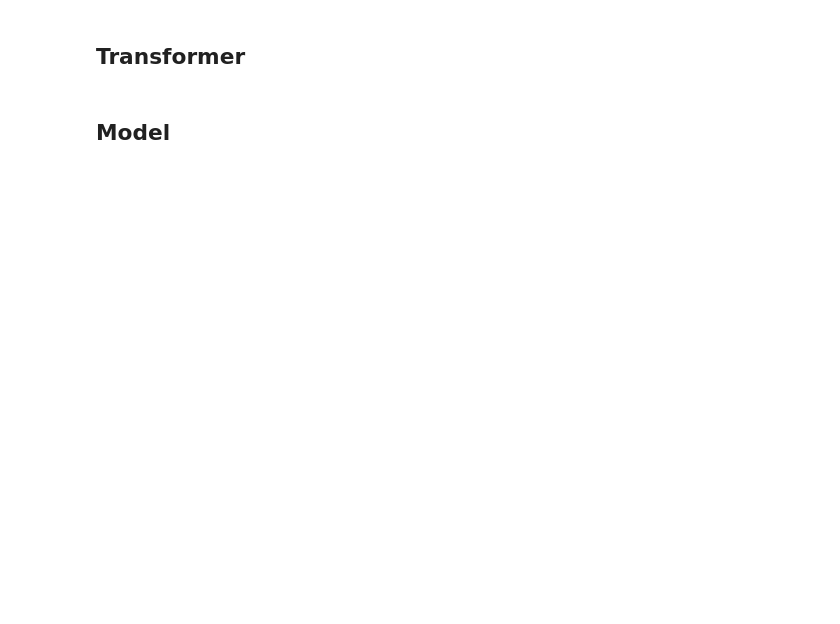
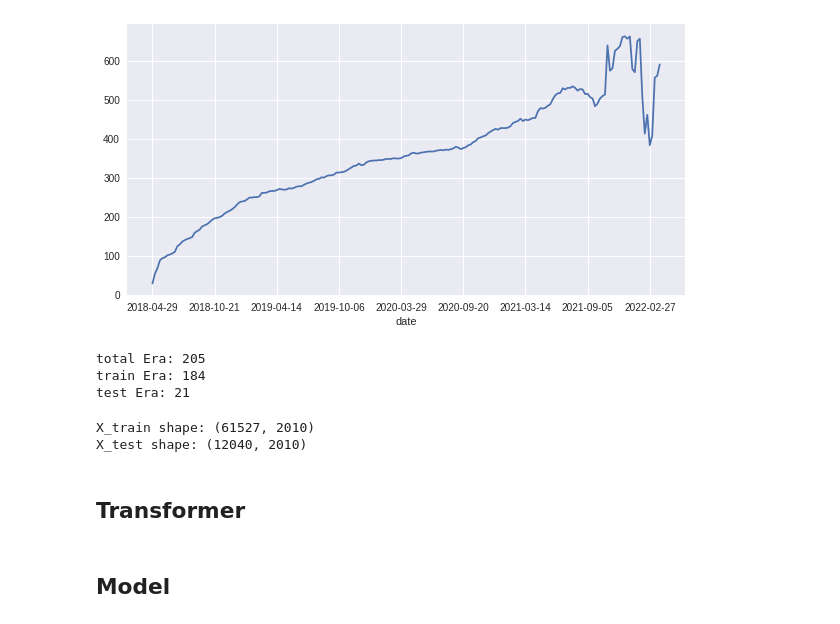
Before and after one commit to ferdinandl007/PriceTransformerNet, a Jupyter notebook: IndependentProject.ipynb, the cells around one changed output. Drawn from its saved outputs; the diff is of its cells as text; code cells hidden in the pictures; blank space fills up the shorter version.

```diff
--- a/IndependentProject.ipynb
+++ b/IndependentProject.ipynb
@@ -1,18 +0,0 @@
-# %%
-import numpy as np
-import pandas as pd
-import os, datetime
-import tensorflow as tf
-from tensorflow.keras.models import *
-from tensorflow.keras.layers import *
-print('Tensorflow version: {}'.format(tf.__version__))
-
-import matplotlib.pyplot as plt
-plt.style.use('seaborn')
-
-import warnings
-warnings.filterwarnings('ignore')
-
-import tensorflow as tf
-print(tf.__version__)
-print(tf.config.list_physical_devices())
@@ -317,0 +24,9 @@ class Time2Vector(Layer):
+# %%
+import pandas as pd
+import numpy as np
+import scipy as sp
+import warnings
+warnings.filterwarnings(action='ignore', category=UserWarning)
+
+train_dataset  = pd.read_csv('/content/PriceTransformerNet/dataset/train_dataset.csv', index_col = 'date')
+validation_dataset  = pd.read_csv('/content/PriceTransformerNet/dataset/validation_dataset.csv', index_col = 'date')
@@ -317,0 +63,6 @@ class Time2Vector(Layer):
+# %%
+# X is all the columns except the 'symbol', 'target', 'target_DC1'
+X = train_dataset.iloc[:, 1:-2]
+
+# y is just the target
+y = train_dataset.target
@@ -317,0 +86,27 @@ class Time2Vector(Layer):
+# %%
+X.groupby(X.index).count().iloc[:,0].plot(figsize = (10,5));
+# %% [output]
+[figure, added]
+# %%
+train = 0.9
+test = 0.1
+era = len(X.index.unique())
+train_era = int(era * train)
+test_era = era - train_era
+print('total Era: {}'.format(era))
+print('train Era: {}'.format(train_era))
+print('test Era: {}'.format(test_era))
+# %% [output]
+total Era: 205
+train Era: 184
+test Era: 21
+# %%
+X_train = X[X.index < X.index.unique()[train_era]]
+y_train = y[y.index < y.index.unique()[train_era]]
+X_test = X[X.index >= X.index.unique()[train_era]]
+y_test = y[y.index >= y.index.unique()[train_era]]
+print('X_train shape: {}'.format(X_train.shape))
+print('X_test shape: {}'.format(X_test.shape))
+# %% [output]
+X_train shape: (61527, 2010)
+X_test shape: (12040, 2010)
```
Also changed, not shown: parts of 28 cells of this notebook, 57 other files.
